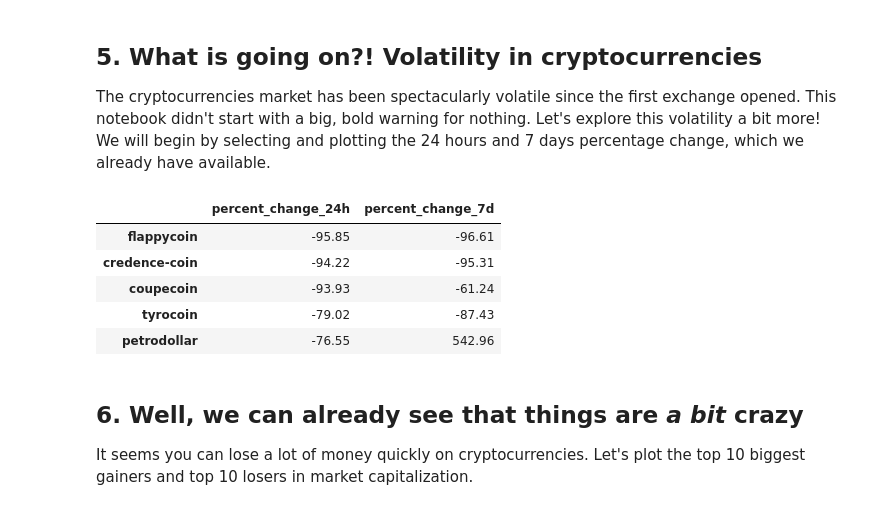
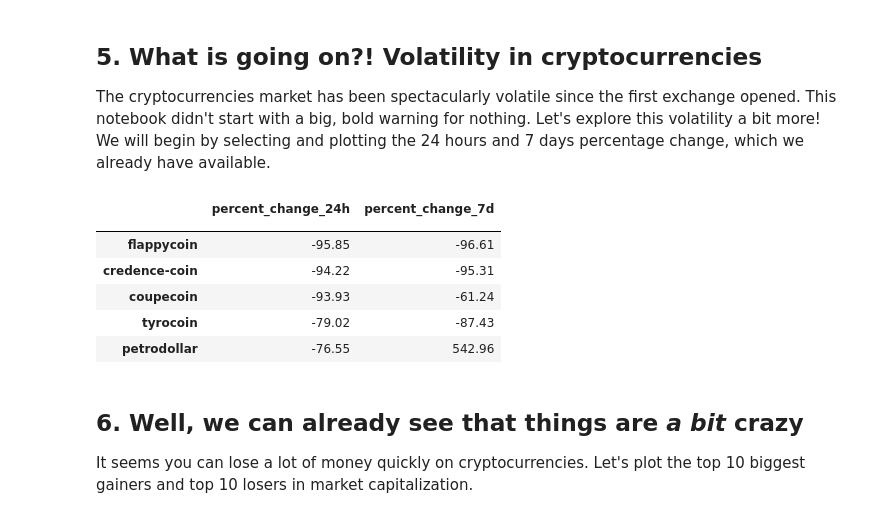
Before and after one commit to tiendat07/Exploring-the-Bitcoin-Cryptocurrency-Market, a Jupyter notebook: notebook.ipynb, the cells around one changed output. Saved outputs shown, nothing was run; the diff lists cells and outputs as text; code cells hidden in the pictures.

```diff
--- a/notebook.ipynb
+++ b/notebook.ipynb
@@ -111,17 +142,19 @@ Text(0.5,0,'')
 # %%
 # Selecting the id, percent_change_24h and percent_change_7d columns
 volatility = dec6[['id', 'percent_change_24h', 'percent_change_7d']]
 
 # Setting the index to 'id' and dropping all NaN rows
 volatility = volatility.set_index('id').dropna()
 
 # Sorting the DataFrame by percent_change_24h in ascending order
 volatility = volatility.sort_values('percent_change_24h', ascending=True)
-del volatility.index.name
+#del volatility.index.name
+volatility.index.names = ['']
 # Checking the first few rows
 volatility.head()
 # %% [output]
 |  | percent_change_24h | percent_change_7d |
+|  |  |  |
 | flappycoin | -95.85 | -96.61 |
 | credence-coin | -94.22 | -95.31 |
 | coupecoin | -93.93 | -61.24 |
```
Also changed, not shown: parts of 9 cells of this notebook.
